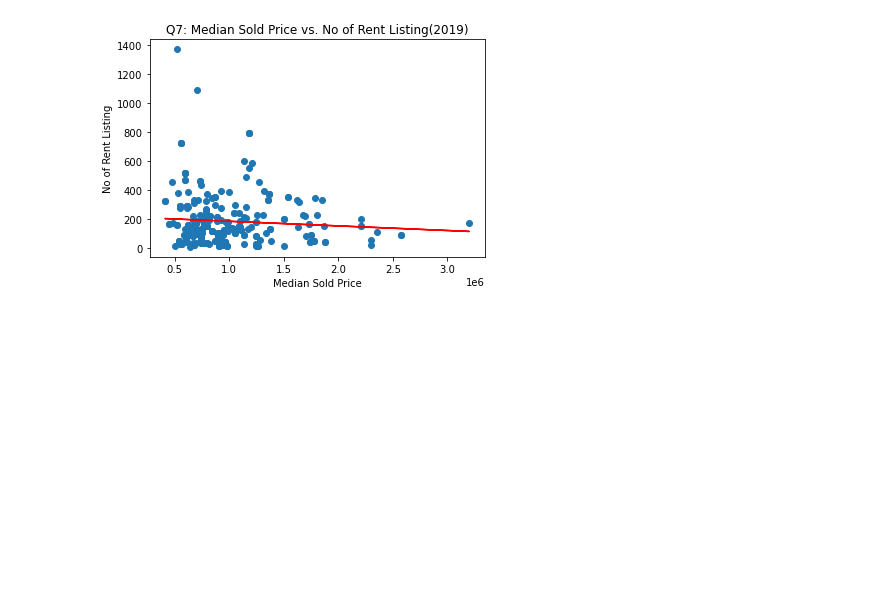
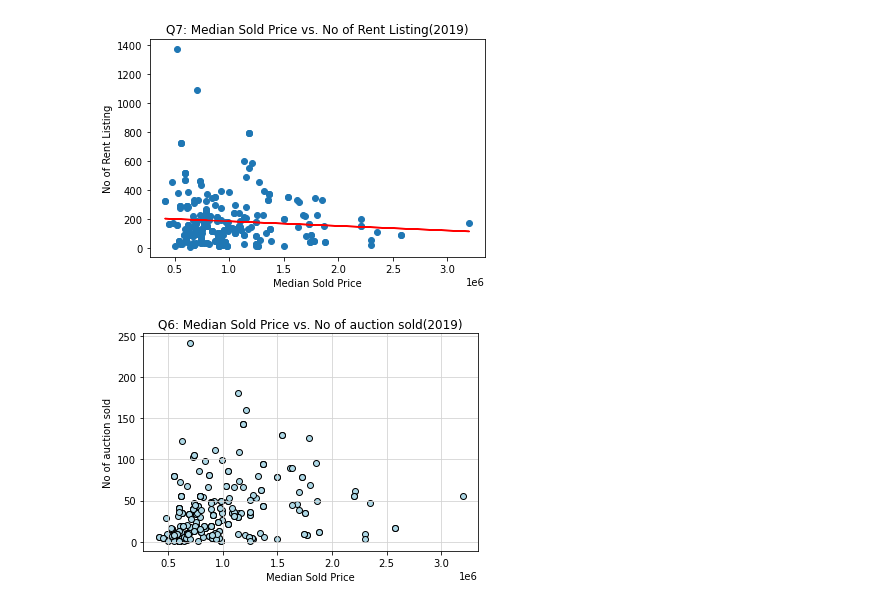
Before and after one commit to 22OVERSooN/Project1_Realestate_Analysis, a Jupyter notebook: Anjali.ipynb, the cells around one changed output. Saved outputs shown, nothing was run; the diff lists cells and outputs as text; code cells hidden in the pictures; blank space fills up the shorter version.

```diff
--- a/Anjali.ipynb
+++ b/Anjali.ipynb
@@ -122,3 +126,24 @@ plt.show()
 y = -0.0x + 218.19
 The r-value is: 0.005952142562970703
 [figure]
+# %%
+# Define x, y values and lables
+title = "Q6: Median Sold Price vs. No of auction sold(2019)"
+x_values = df_realestate_2019['medianSoldPrice'].astype('float')
+y_values = df_realestate_2019['auctionNumberSold'].astype('float')
+x_label = "Median Sold Price"
+y_label = "No of auction sold"
+
+# Scatter plot
+plt.scatter(x_values,y_values,edgecolors="black",facecolors="lightblue")
+# Axis and title
+plt.title(title)
+plt.xlabel(x_label)
+plt.ylabel(y_label)
+# formatting
+plt.grid (b=True,which="major",axis="both",linestyle="-",color="lightgrey")
+
+#plt.savefig(f"output_data/{title}.png")
+plt.show()
+# %% [output]
+[figure, added]
```
Also changed, not shown: parts of 14 cells of this notebook.
